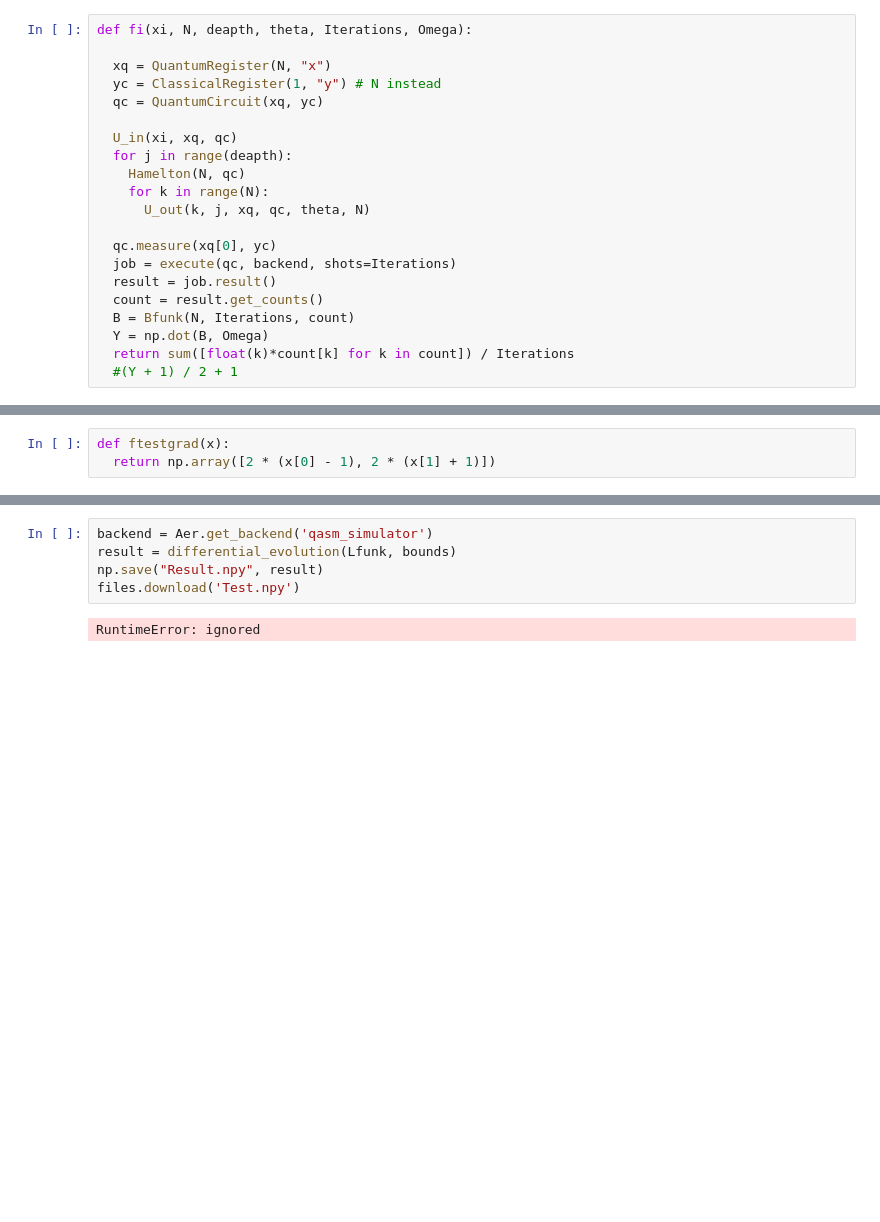
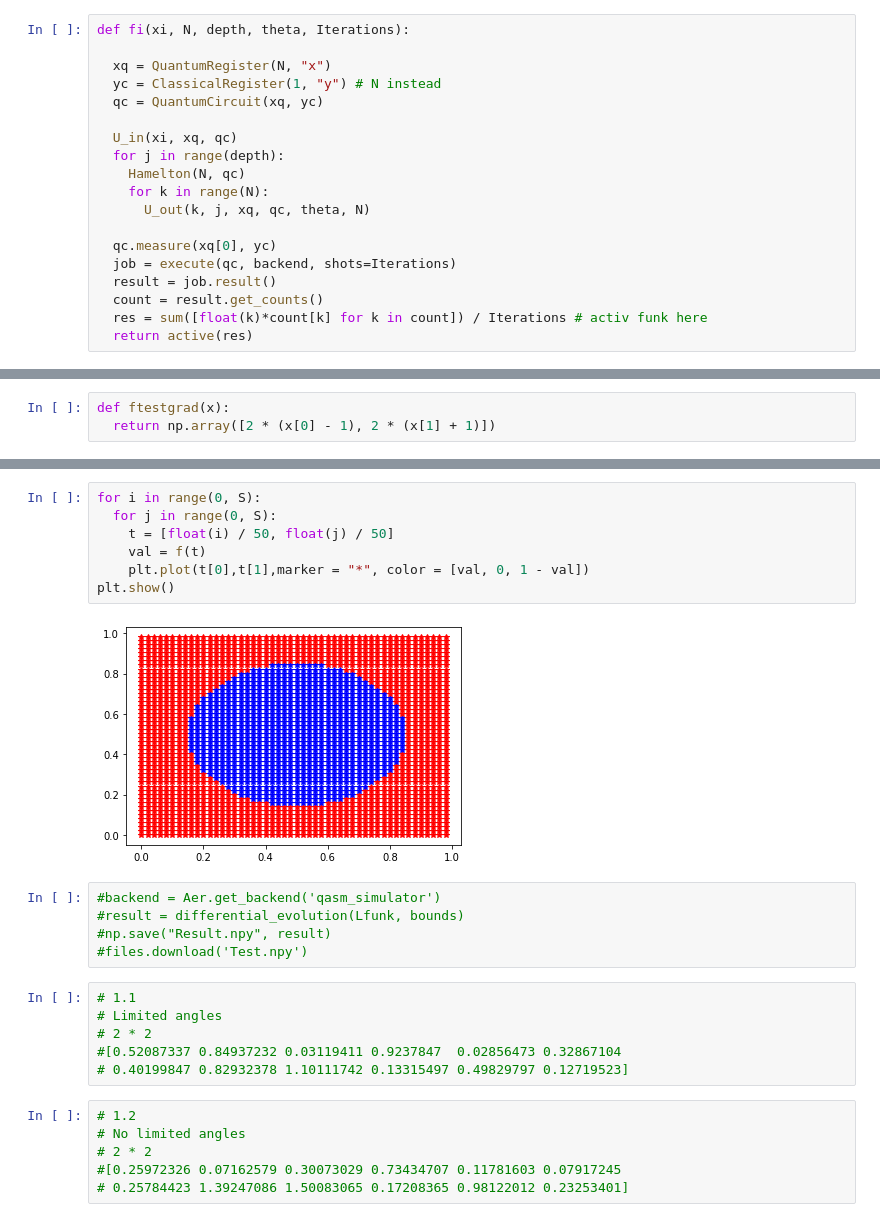
Before and after one commit to MrDarkTesla/QCL_2021, a Jupyter notebook: QCL_Classifier.ipynb, the cells around one changed output, grey strips where cells are left out. Drawn from its saved outputs; the diff is of its cells as text; blank space fills up the shorter version.

```diff
--- a/QCL_Classifier.ipynb
+++ b/QCL_Classifier.ipynb
@@ -95,12 +96,12 @@ def Bfunk(n, iter, count):
 # %%
-def fi(xi, N, deapth, theta, Iterations, Omega):
+def fi(xi, N, depth, theta, Iterations):
 
   xq = QuantumRegister(N, "x")
   yc = ClassicalRegister(1, "y") # N instead
   qc = QuantumCircuit(xq, yc)
 
   U_in(xi, xq, qc)
-  for j in range(deapth):
+  for j in range(depth):
     Hamelton(N, qc)
     for k in range(N):
       U_out(k, j, xq, qc, theta, N)
@@ -109,10 +110,8 @@ def fi(xi, N, deapth, theta, Iterations, Omega):
   job = execute(qc, backend, shots=Iterations)
   result = job.result()
   count = result.get_counts()
-  B = Bfunk(N, Iterations, count)
-  Y = np.dot(B, Omega)
-  return sum([float(k)*count[k] for k in count]) / Iterations
-  #(Y + 1) / 2 + 1
+  res = sum([float(k)*count[k] for k in count]) / Iterations # activ funk here
+  return active(res)
 # %%
 def Lfunk(Theta):
   s = np.pi /2
@@ -169,7 +186,26 @@ for i in range(10):
+# %%
+for i in range(0, S):
+  for j in range(0, S):
+    t = [float(i) / 50, float(j) / 50]
+    val = f(t)
+    plt.plot(t[0],t[1],marker = "*", color = [val, 0, 1 - val])
+plt.show()
+# %% [output]
+[figure, added]
 # %%
-backend = Aer.get_backend('qasm_simulator')
-result = differential_evolution(Lfunk, bounds)
-np.save("Result.npy", result)
-files.download('Test.npy')
+#backend = Aer.get_backend('qasm_simulator')
+#result = differential_evolution(Lfunk, bounds)
+#np.save("Result.npy", result)
+#files.download('Test.npy')
-# %% [output]
-RuntimeError: ignored
+# %%
+# 1.1
+# Limited angles
+# 2 * 2
+#[0.52087337 0.84937232 0.03119411 0.9237847  0.02856473 0.32867104
+# 0.40199847 0.82932378 1.10111742 0.13315497 0.49829797 0.12719523]
+# %%
+# 1.2
+# No limited angles
+# 2 * 2
+#[0.25972326 0.07162579 0.30073029 0.73434707 0.11781603 0.07917245
+# 0.25784423 1.39247086 1.50083065 0.17208365 0.98122012 0.23253401]
```
Also changed, not shown: parts of 12 cells of this notebook.
